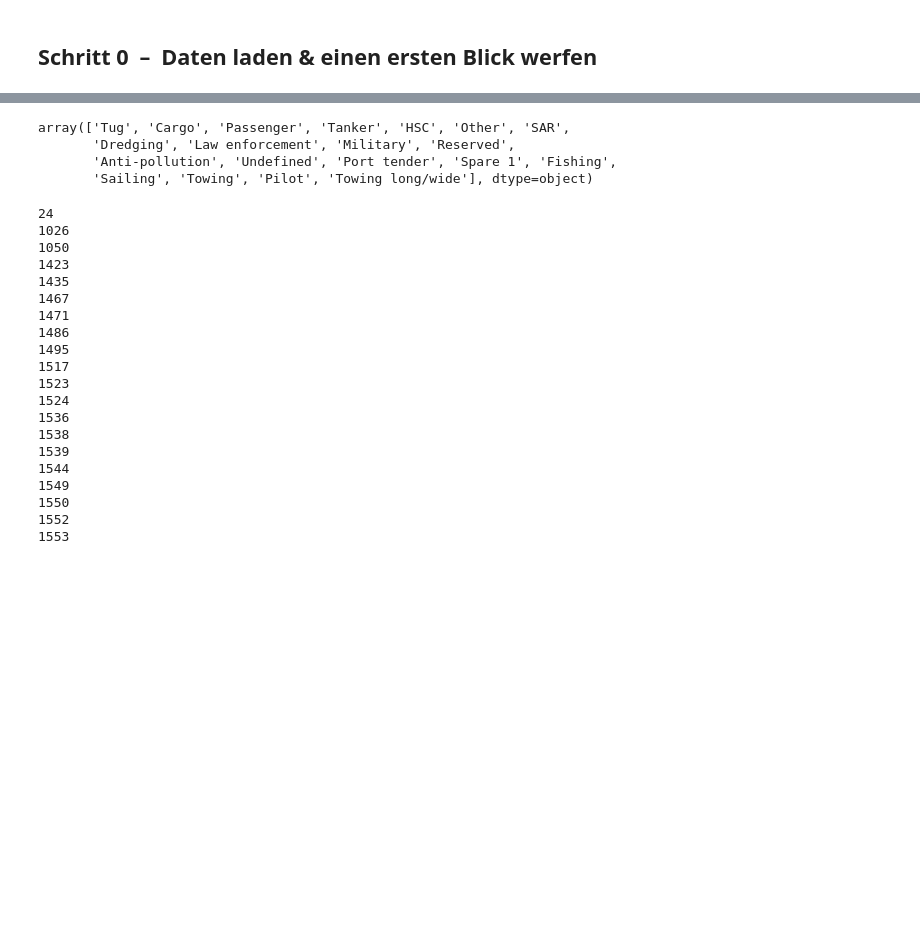
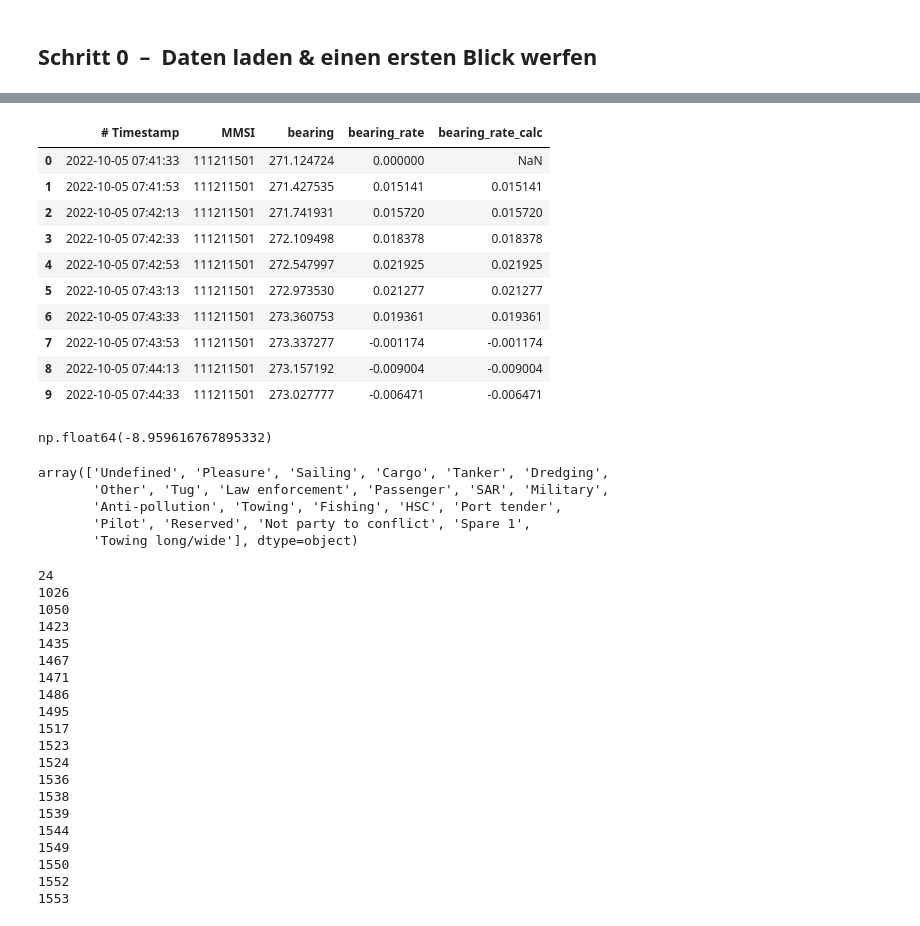
Before and after one commit to AI-lly/plotseamap, a Jupyter notebook: src/bearing/test.ipynb, the cells around one changed output, grey strips where cells are left out. Drawn from its saved outputs; the diff is of its cells as text; code cells hidden in the pictures; blank space fills up the shorter version.

```diff
--- a/src/bearing/test.ipynb
+++ b/src/bearing/test.ipynb
@@ -32,10 +78,50 @@ Index(['# Timestamp', 'MMSI', 'Latitude', 'Longitude', 'Ship type',
+# %%
+import pandas as pd
+from datetime import datetime
+
+# CSV einlesen
+df = pd.read_csv("/Users/ilyaskaracabey/Desktop/Enviroments/AIS/src/bearing/processed_data/05_distance.csv",
+                 parse_dates=["# Timestamp"])
+
+# Sortieren
+df = df.sort_values(["MMSI", "# Timestamp"]).reset_index(drop=True)
+
+# Zeit- und Bearing-Deltas berechnen
+df["dt_s"] = df["# Timestamp"].diff().dt.total_seconds()
+raw_db = df["bearing"].diff()
+
+# Signed-Wrap :
+df["delta_b"] = ((raw_db + 180) % 360) - 180
+
+# Computed bearing_rate
+df["bearing_rate_calc"] = df["delta_b"] / df["dt_s"]
+
+# Vergleichen:
+df[["# Timestamp","MMSI","bearing","bearing_rate","bearing_rate_calc"]].head(10)
+# %% [output]
+|  | # Timestamp | MMSI | bearing | bearing_rate | bearing_rate_calc |
+| 0 | 2022-10-05 07:41:33 | 111211501 | 271.124724 | 0.000000 | NaN |
+| 1 | 2022-10-05 07:41:53 | 111211501 | 271.427535 | 0.015141 | 0.015141 |
+| 2 | 2022-10-05 07:42:13 | 111211501 | 271.741931 | 0.015720 | 0.015720 |
+| 3 | 2022-10-05 07:42:33 | 111211501 | 272.109498 | 0.018378 | 0.018378 |
+| 4 | 2022-10-05 07:42:53 | 111211501 | 272.547997 | 0.021925 | 0.021925 |
+| 5 | 2022-10-05 07:43:13 | 111211501 | 272.973530 | 0.021277 | 0.021277 |
+| 6 | 2022-10-05 07:43:33 | 111211501 | 273.360753 | 0.019361 | 0.019361 |
+| 7 | 2022-10-05 07:43:53 | 111211501 | 273.337277 | -0.001174 | -0.001174 |
+| 8 | 2022-10-05 07:44:13 | 111211501 | 273.157192 | -0.009004 | -0.009004 |
+| 9 | 2022-10-05 07:44:33 | 111211501 | 273.027777 | -0.006471 | -0.006471 |
+# %%
+df["bearing_rate"].min()
+# %% [output]
+np.float64(-8.959616767895332)
 # %%
 df["Ship type"].unique()
 # %% [output]
-array(['Tug', 'Cargo', 'Passenger', 'Tanker', 'HSC', 'Other', 'SAR',
-       'Dredging', 'Law enforcement', 'Military', 'Reserved',
-       'Anti-pollution', 'Undefined', 'Port tender', 'Spare 1', 'Fishing',
-       'Sailing', 'Towing', 'Pilot', 'Towing long/wide'], dtype=object)
+array(['Undefined', 'Pleasure', 'Sailing', 'Cargo', 'Tanker', 'Dredging',
+       'Other', 'Tug', 'Law enforcement', 'Passenger', 'SAR', 'Military',
+       'Anti-pollution', 'Towing', 'Fishing', 'HSC', 'Port tender',
+       'Pilot', 'Reserved', 'Not party to conflict', 'Spare 1',
+       'Towing long/wide'], dtype=object)
 # %%
 k = 0
 for s_type in df["Ship type"].unique():
```
Also changed, not shown: parts of 6 cells of this notebook, 1 other file.
